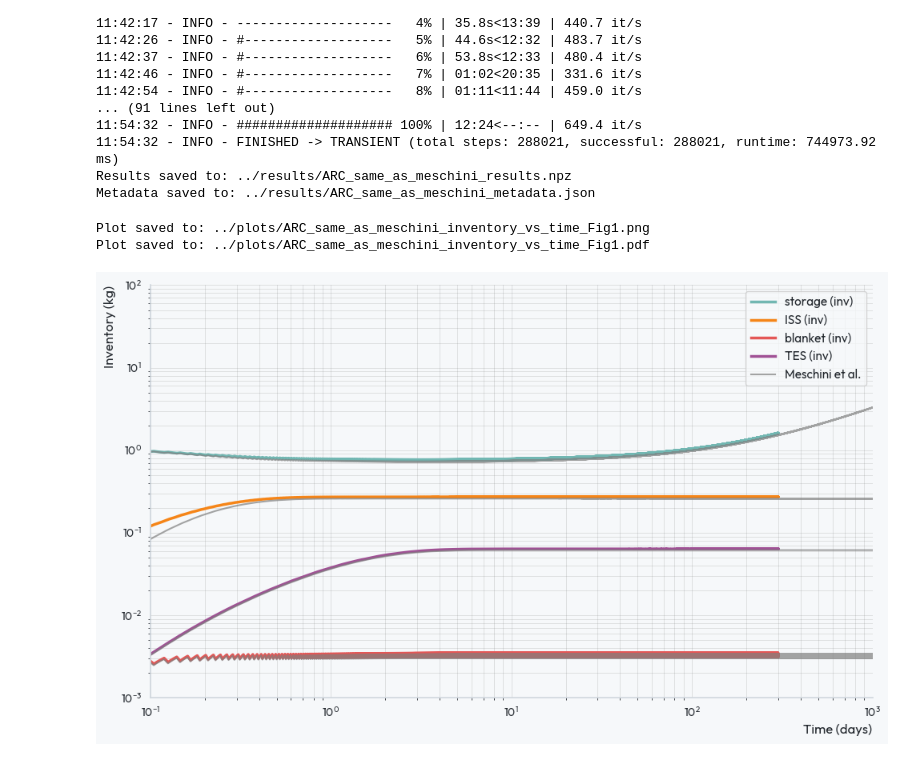
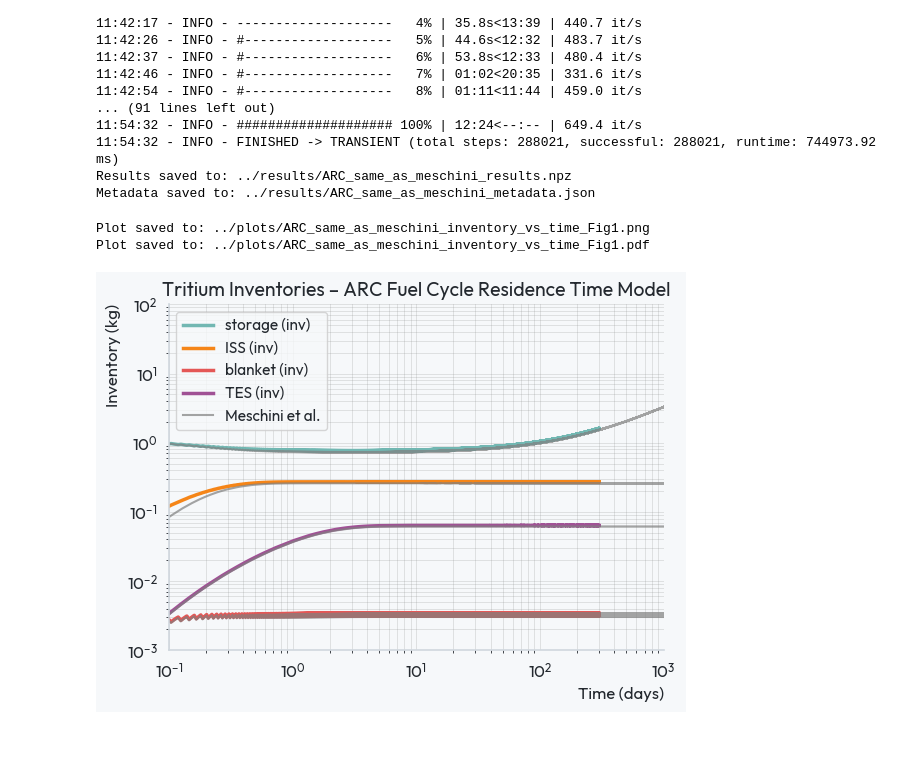
Before and after one commit to rossmacdonald98/PathView_Paper, a Jupyter notebook: ARC modelling/simulations_plots/arc_same_as_meschini_Fig1.ipynb, the cells around one changed output. Saved outputs shown, nothing was run; the diff lists cells and outputs as text; code cells hidden in the pictures.

```diff
--- a/ARC modelling/simulations_plots/arc_same_as_meschini_Fig1.ipynb
+++ b/ARC modelling/simulations_plots/arc_same_as_meschini_Fig1.ipynb
@@ -64,7 +64,7 @@ outer_fc_data = loaded_data['scope_1_Divertor_FW_Blanket_TES_HX_data']
 
 # Create figure
 mt.set_theme("lighter")
-fig, ax = plt.subplots(figsize=(10, 6))
+fig, ax = plt.subplots(figsize=(6, 4.5))
 
 # Plot each inventory component
 # Storage (index 0 from scope 0)
@@ -84,33 +84,37 @@ ax.loglog(time_meschini_days, data_meschini["storage inventory [kg]"], color="ta
 ax.loglog(time_meschini_days, data_meschini["ISS inventory [kg]"], color="tab:grey", alpha=0.7)
 ax.loglog(time_meschini_days, data_meschini["blanket inventory [kg]"], color="tab:grey", alpha=0.7)
 ax.loglog(time_meschini_days, data_meschini["TES inventory [kg]"], color="tab:grey", alpha=0.7)
 
 # Styling
-ax.set_xlabel('Time (days)', fontsize=12)
-ax.set_ylabel('Inventory (kg)', fontsize=12)
+fs = 12
+ax.set_xlabel('Time (days)', fontsize=fs)
+ax.set_ylabel('Inventory (kg)', fontsize=fs)
+ax.set_title('Tritium Inventories – ARC Fuel Cycle Residence Time Model', fontsize = fs+2, fontweight = 'bold')
 ax.set_xlim([0.1, 1e3])
 ax.set_ylim([1e-3, 1e2])
+ax.tick_params(axis='both', which='major', labelsize=fs)
+ax.tick_params(axis='both', which='minor', labelsize=fs-2)
 ax.grid(True, which='both', alpha=0.3)
 ax.legend(loc='best', fontsize=11)
 
 plt.tight_layout()
 
 # Save plot to plots folder
 plots_dir = '../plots'
 os.makedirs(plots_dir, exist_ok=True)
 plot_filename = 'ARC_same_as_meschini_inventory_vs_time_Fig1.png'
 plot_path = os.path.join(plots_dir, plot_filename)
 plt.savefig(plot_path, dpi=300, bbox_inches='tight')
 print(f"Plot saved to: {plot_path}")
 
 # Save as PDF
 pdf_filename = 'ARC_same_as_meschini_inventory_vs_time_Fig1.pdf'
 pdf_path = os.path.join(plots_dir, pdf_filename)
 plt.savefig(pdf_path, bbox_inches='tight')
 print(f"Plot saved to: {pdf_path}")
 
 plt.show()
 # %% [output]
 Plot saved to: ../plots/ARC_same_as_meschini_inventory_vs_time_Fig1.png
 Plot saved to: ../plots/ARC_same_as_meschini_inventory_vs_time_Fig1.pdf
-[figure, old version]
+[figure, new version]
```
Also changed, not shown: 2 other files.
